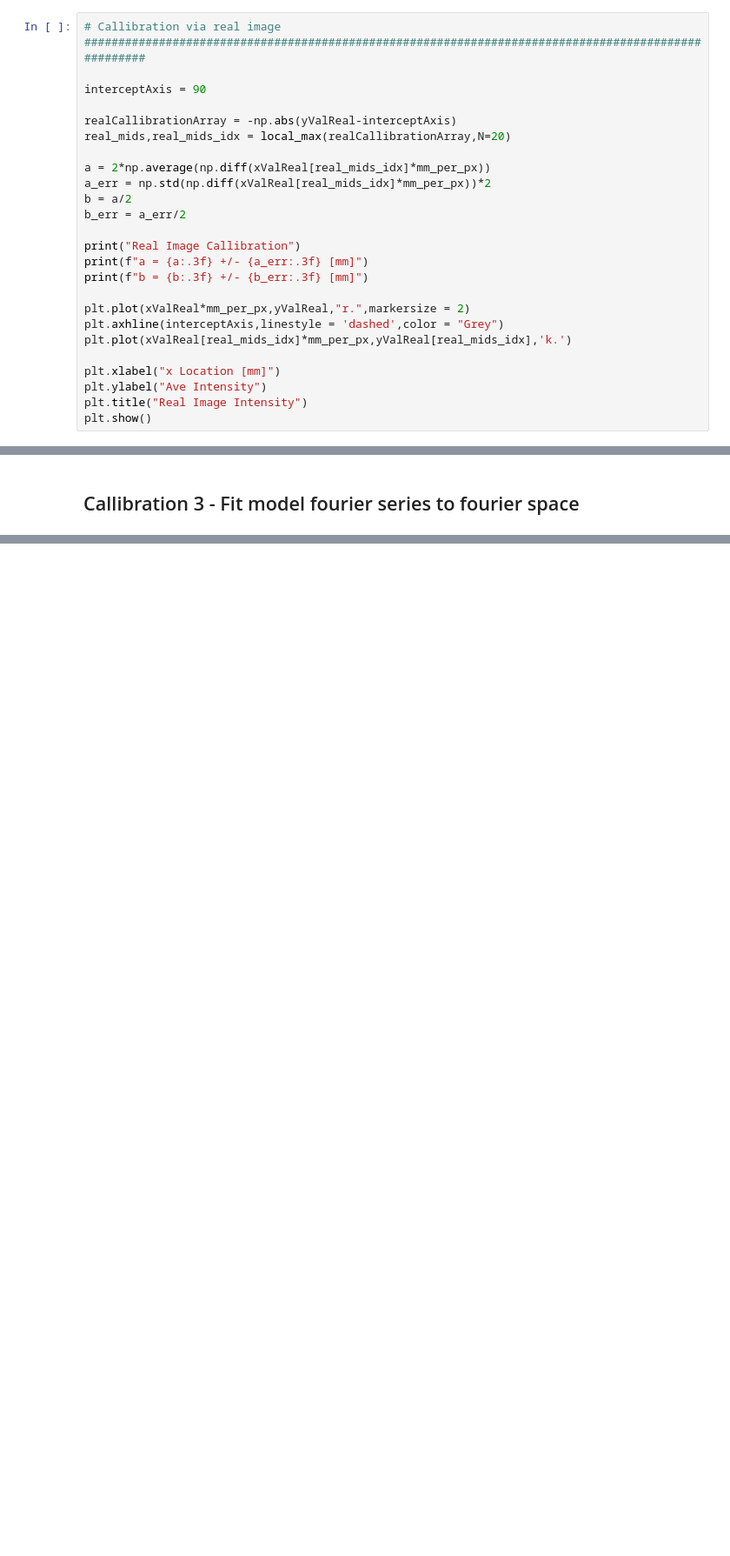
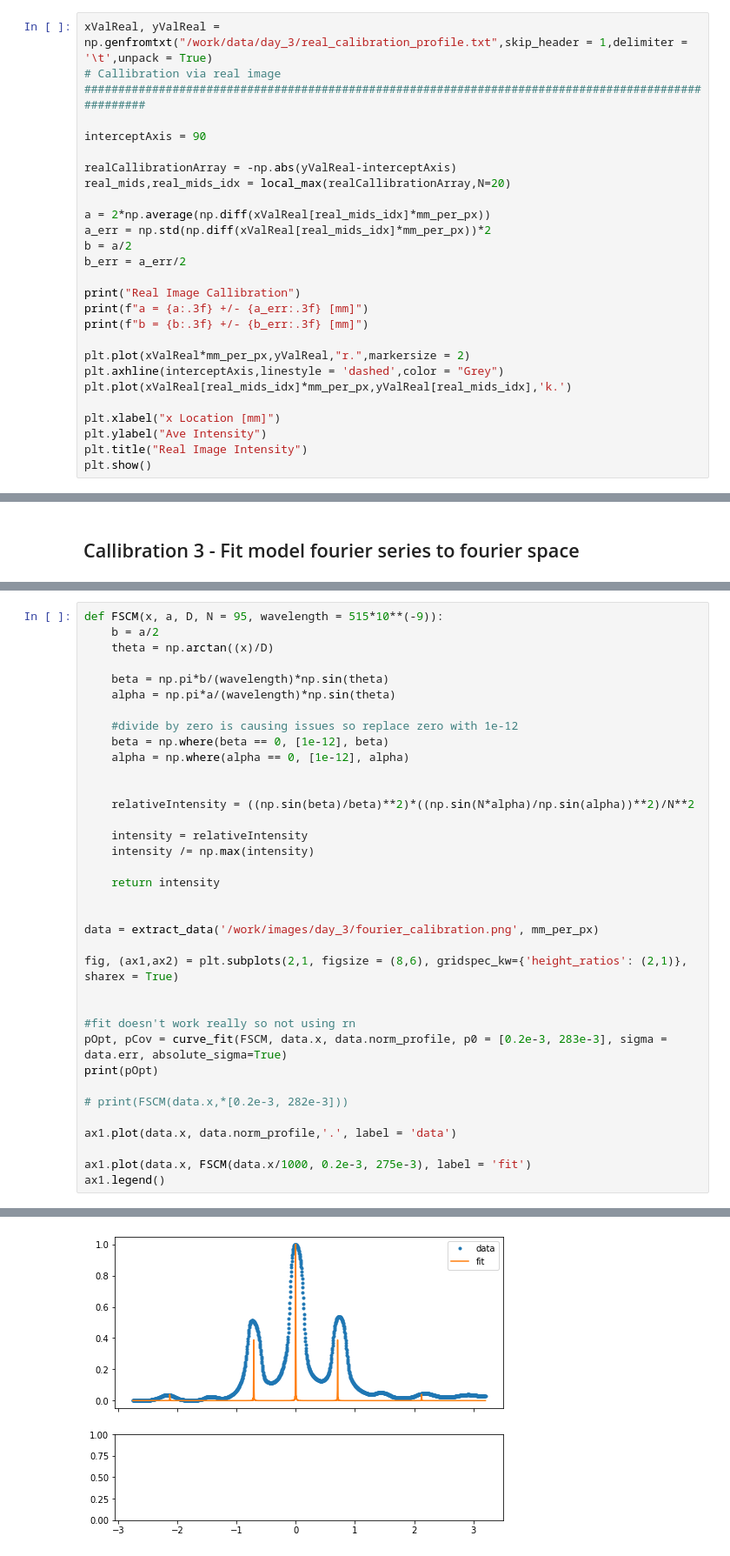
Before and after one commit to Elliot-Wadge/Phys-332W-SF, a Jupyter notebook: analysis.ipynb, the cells around one changed output, grey strips where cells are left out. Shown at 87% size. Drawn from its saved outputs; the diff is of its cells as text; blank space fills up the shorter version.

```diff
--- a/analysis.ipynb
+++ b/analysis.ipynb
@@ -94,6 +195,7 @@ plt.show()
 # %% [markdown]
 ## Callibration 1 - Real image edges
 # %%
+xValReal, yValReal = np.genfromtxt("/work/data/day_3/real_calibration_profile.txt",skip_header = 1,delimiter = '\t',unpack = True)
 # Callibration via real image  ####################################################################################################
 
 interceptAxis = 90
@@ -419,0 +505,37 @@ SyntaxError: not a PNG file (<string>)
+# %%
+def FSCM(x, a, D, N = 95, wavelength = 515*10**(-9)):
+    b = a/2
+    theta = np.arctan((x)/D)
+
+    beta = np.pi*b/(wavelength)*np.sin(theta)
+    alpha = np.pi*a/(wavelength)*np.sin(theta)
+
+    #divide by zero is causing issues so replace zero with 1e-12
+    beta = np.where(beta == 0, [1e-12], beta)
+    alpha = np.where(alpha == 0, [1e-12], alpha)
+
+
+    relativeIntensity = ((np.sin(beta)/beta)**2)*((np.sin(N*alpha)/np.sin(alpha))**2)/N**2
+
+    intensity = relativeIntensity
+    intensity /= np.max(intensity)
+
+    return intensity
+
+
+data = extract_data('/work/images/day_3/fourier_calibration.png', mm_per_px)
+
+fig, (ax1,ax2) = plt.subplots(2,1, figsize = (8,6), gridspec_kw={'height_ratios': (2,1)}, sharex = True)
+
+
+#fit doesn't work really so not using rn
+pOpt, pCov = curve_fit(FSCM, data.x, data.norm_profile, p0 = [0.2e-3, 283e-3], sigma = data.err, absolute_sigma=True)
+print(pOpt)
+
+# print(FSCM(data.x,*[0.2e-3, 282e-3]))
+
+ax1.plot(data.x, data.norm_profile,'.', label = 'data')
+
+ax1.plot(data.x, FSCM(data.x/1000, 0.2e-3, 275e-3), label = 'fit')
+ax1.legend()
+# %% [output]
@@ -419,0 +544 @@ SyntaxError: not a PNG file (<string>)
+[figure, added]
```
Also changed, not shown: parts of 13 cells of this notebook, 9 other files.
